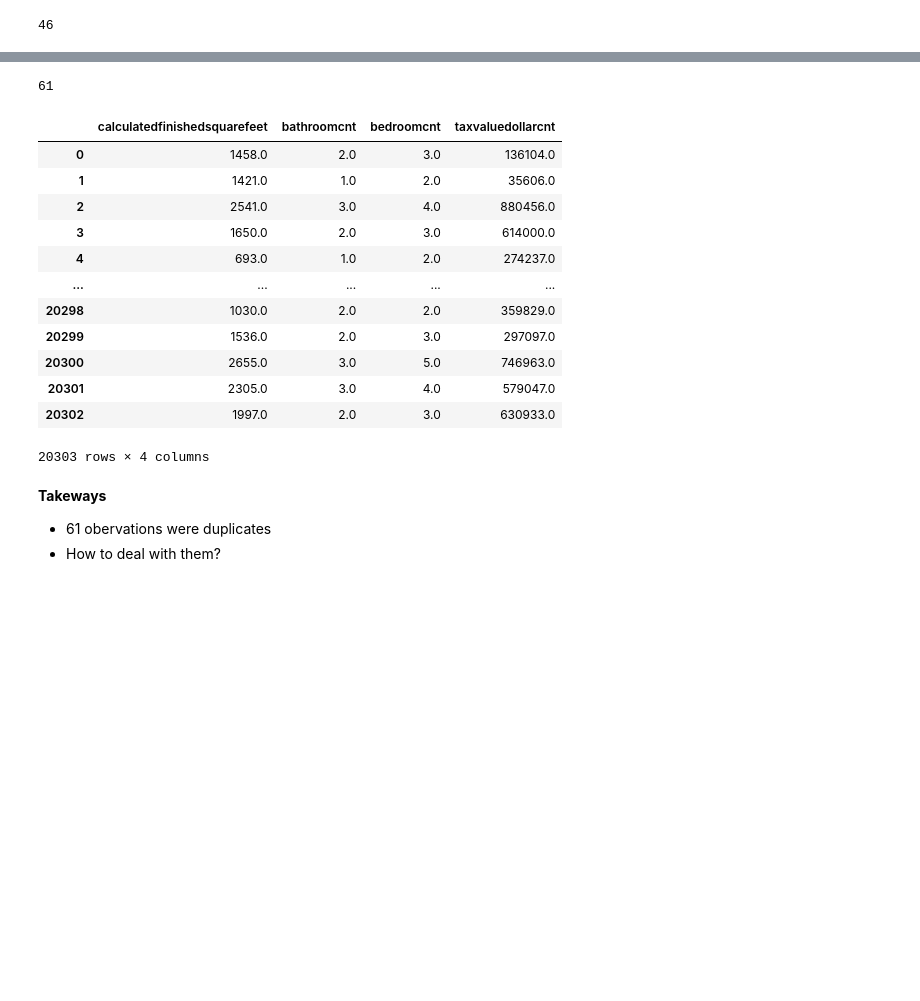
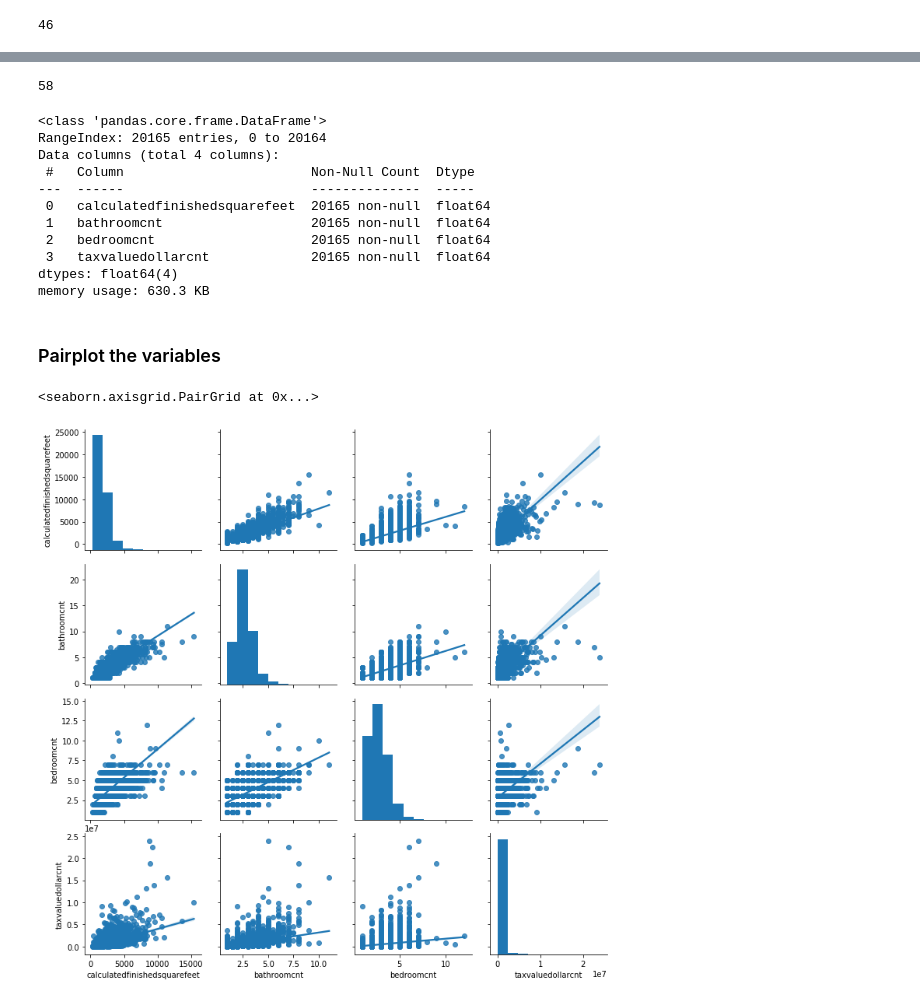
Before and after one commit to Estimating-Home-Value/Predicting-Tax-Assessed-Home-Values, a Jupyter notebook: scratchpad_shi.ipynb, the cells around one changed output, grey strips where cells are left out. Cells and saved outputs as stored; diff of their text form; code cells hidden in the pictures; blank space fills up the shorter version.

Commit message:
add codes to drop observations with NaN or 0 values and duplicated observations

```diff
--- a/scratchpad_shi.ipynb
+++ b/scratchpad_shi.ipynb
@@ -106,0 +104,12 @@ df.calculatedfinishedsquarefeet.isnull().sum()
+# %%
+# Drop all the obervations with null or 0
+
+mask_bathr = (df.bathroomcnt == 0)
+mask_bedr = (df.bedroomcnt == 0)
+mask_sf = df.calculatedfinishedsquarefeet.isnull()
+
+mask = mask_bathr | mask_bedr | mask_sf
+mask.sum()
+
+df = df[-mask]
+df.info()
@@ -107,24 +143,26 @@ df.calculatedfinishedsquarefeet.isnull().sum()
 # %%
 df.duplicated().sum()
 # %% [output]
-61
+58
 # %%
-df.drop_duplicates(keep='first', ignore_index=True)
+df = df.drop_duplicates(keep='first', ignore_index=True)
+df.info()
 # %% [output]
-|  | calculatedfinishedsquarefeet | bathroomcnt | bedroomcnt | taxvaluedollarcnt |
-| 0 | 1458.0 | 2.0 | 3.0 | 136104.0 |
-| 1 | 1421.0 | 1.0 | 2.0 | 35606.0 |
-| 2 | 2541.0 | 3.0 | 4.0 | 880456.0 |
-| 3 | 1650.0 | 2.0 | 3.0 | 614000.0 |
-| 4 | 693.0 | 1.0 | 2.0 | 274237.0 |
-| ... | ... | ... | ... | ... |
-| 20298 | 1030.0 | 2.0 | 2.0 | 359829.0 |
-| 20299 | 1536.0 | 2.0 | 3.0 | 297097.0 |
-| 20300 | 2655.0 | 3.0 | 5.0 | 746963.0 |
-| 20301 | 2305.0 | 3.0 | 4.0 | 579047.0 |
-| 20302 | 1997.0 | 2.0 | 3.0 | 630933.0 |
-20303 rows × 4 columns
+<class 'pandas.core.frame.DataFrame'>
+RangeIndex: 20165 entries, 0 to 20164
+Data columns (total 4 columns):
+ #   Column                        Non-Null Count  Dtype
+---  ------                        --------------  -----
+ 0   calculatedfinishedsquarefeet  20165 non-null  float64
+ 1   bathroomcnt                   20165 non-null  float64
+ 2   bedroomcnt                    20165 non-null  float64
+ 3   taxvaluedollarcnt             20165 non-null  float64
+dtypes: float64(4)
+memory usage: 630.3 KB
-# %% [markdown]
-**Takeways**
-- 61 obervations were duplicates
-- How to deal with them?
+# %% [markdown]
+### Pairplot the variables
+# %%
+sns.pairplot(df, kind='reg')
+# %% [output]
+<seaborn.axisgrid.PairGrid at 0x...>
+[figure, added]
```
Also changed, not shown: parts of 8 cells of this notebook.
